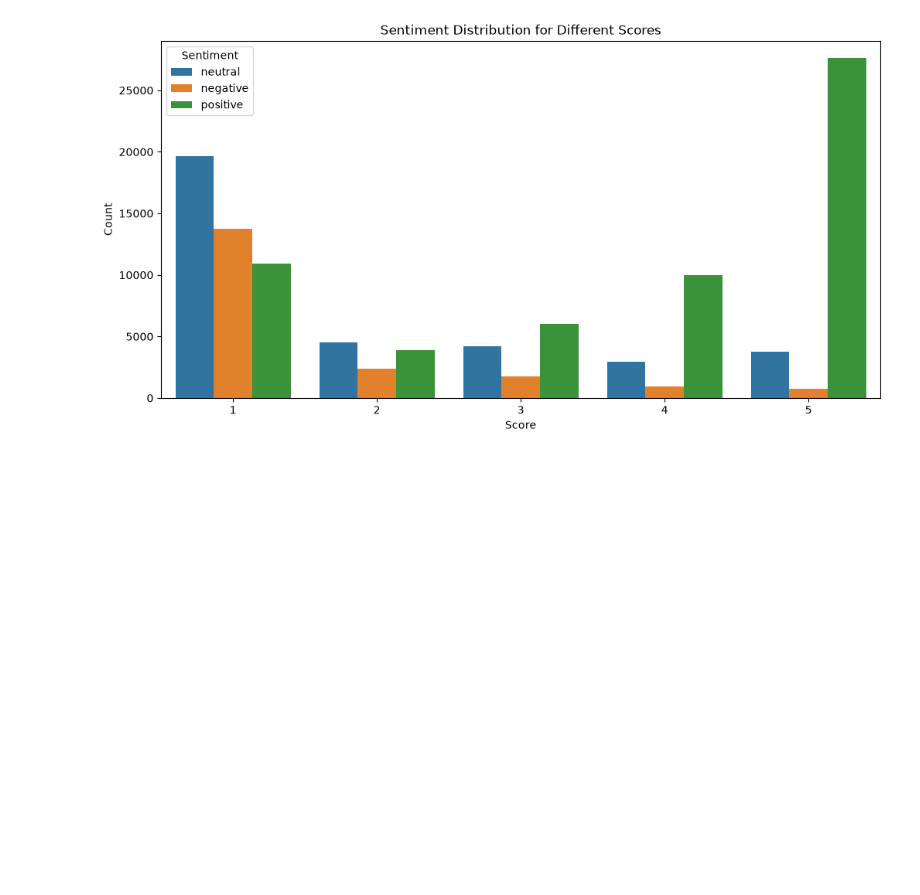
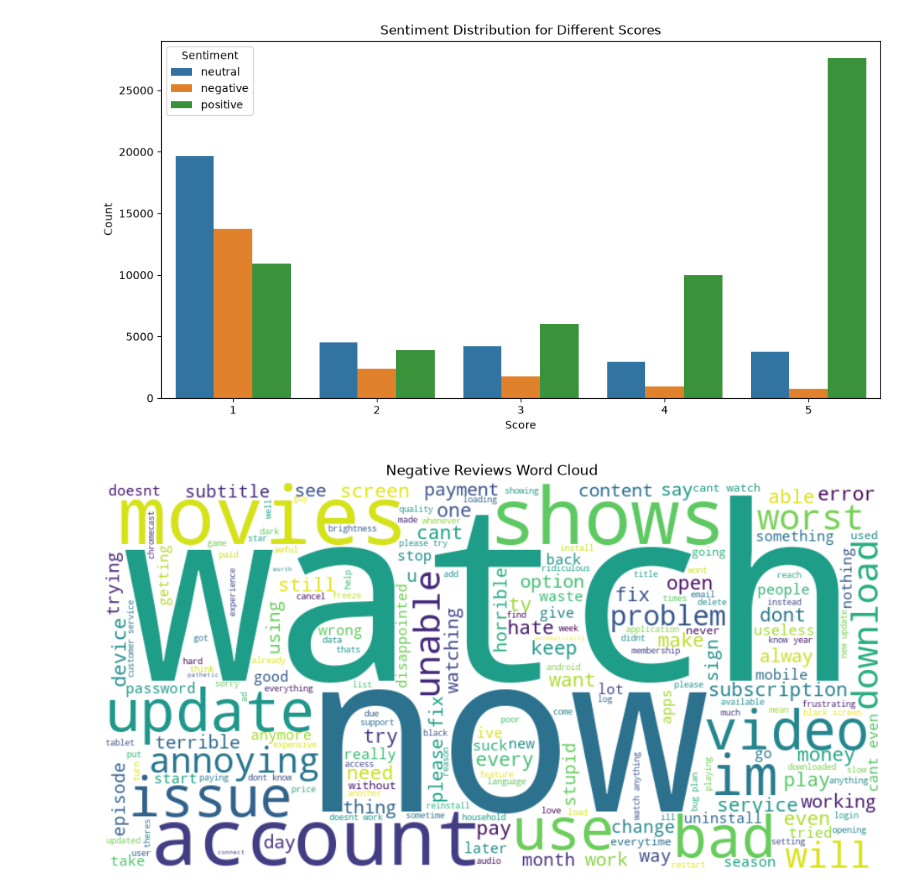
Before and after one commit to fiacredev/netflix-reviews, a Jupyter notebook: netflix.ipynb, the cells around one changed output. Drawn from its saved outputs; the diff is of its cells as text; code cells hidden in the pictures; blank space fills up the shorter version.

Commit message:
feat(notebook): render the negative reviews word cloud

```diff
--- a/netflix.ipynb
+++ b/netflix.ipynb
@@ -156,3 +156,11 @@ stopwords.update(['netflix', 'movie', 'show', 'time', 'app', 'series', 'phone'])
 negative_reviews = ' '.join(df[df['sentiment_label'] == 'negative']['content_c'])
 
 wordcloud = WordCloud(width=800, height=400, background_color='white', stopwords=stopwords).generate(negative_reviews)
+# %%
+plt.figure(figsize=(12,6))
+plt.imshow(wordcloud, interpolation='bilinear')
+plt.axis('off')
+plt.title('Negative Reviews Word Cloud')
+plt.show()
+# %% [output]
+[figure, added]
```
